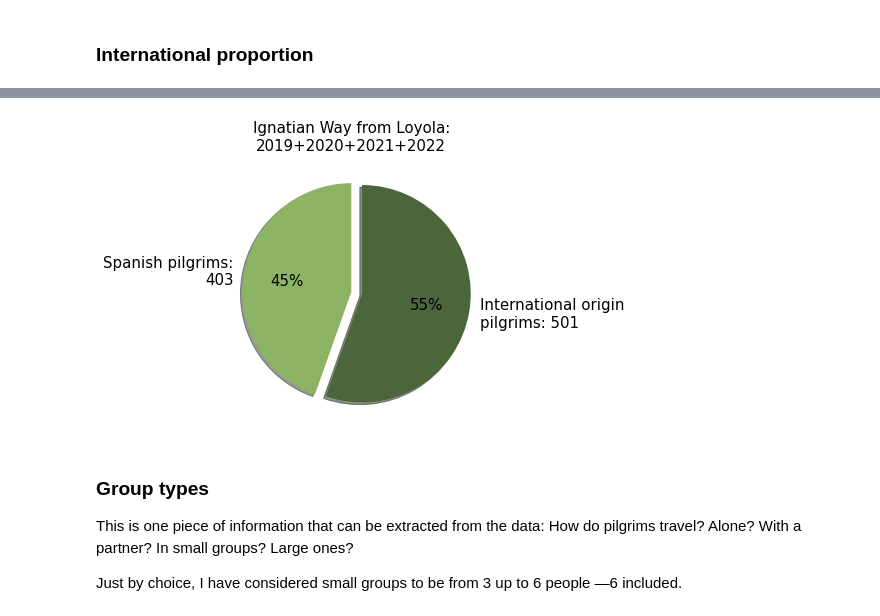
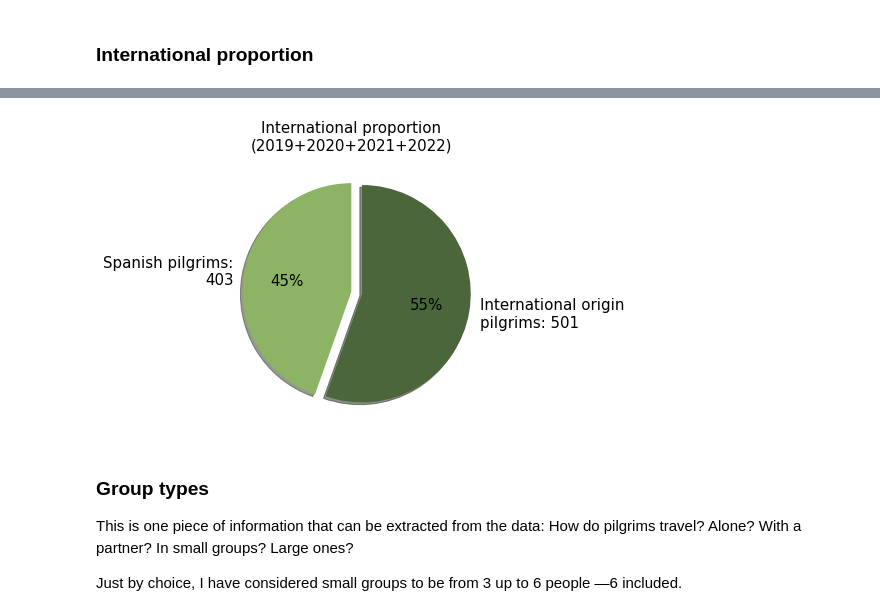
Before and after one commit to mikel-imaz/projects, a Jupyter notebook: _sources/ignatian.ipynb, the cells around one changed output, grey strips where cells are left out. Saved outputs shown, nothing was run; the diff lists cells and outputs as text; code cells hidden in the pictures.

```diff
--- a/_sources/ignatian.ipynb
+++ b/_sources/ignatian.ipynb
@@ -146,36 +147,36 @@ plt.show()
 # %%
-# Consider 2019 onwards because this is the data to be considered for the rest of the study
+# Consider only from 2019 onwards
 ignatian_19_20_21_22 = ignatian.loc["2019-01-31":]
 
-# Calculate how many Spaniards came
+# Calculate spanish pilgrims
 spanish = ignatian_19_20_21_22[ignatian_19_20_21_22["from"] == "Spain"]["pax"].sum()
 
-# Calculate how many foreigners came
+# Calculate foreign pilgrims
 foreign = ignatian_19_20_21_22[ignatian_19_20_21_22["from"] != "Spain"]["pax"].sum()
 
 # Plot
 labels = f"Spanish pilgrims:\n{spanish}", f"International origin\npilgrims: {foreign}"
 sizes = [spanish, foreign]
 explode = (0, 0.1)
 
 fig, ax = plt.subplots(figsize=(7.5, 5))
 
 ax.pie(sizes,
        explode=explode,
        labels=labels,
        autopct='%1.0f%%',
        normalize=True,
        shadow=True,
        startangle=90,
        colors=[palette_ign[4], palette_ign[5]],
        textprops={"size": 15},
       )
 
-ax.set_title("Ignatian Way from Loyola:\n2019+2020+2021+2022", size=15)
+ax.set_title("International proportion\n(2019+2020+2021+2022)", size=15)
 
 plt.show()
 # %% [output]
-[figure, old version]
+[figure, new version]
 # %% [markdown]
 ### Group types
 This is one piece of information that can be extracted from the data: How do pilgrims travel? Alone? With a partner? In small groups? Large ones?
```
Also changed, not shown: parts of 31 cells of this notebook, 45 other files.
